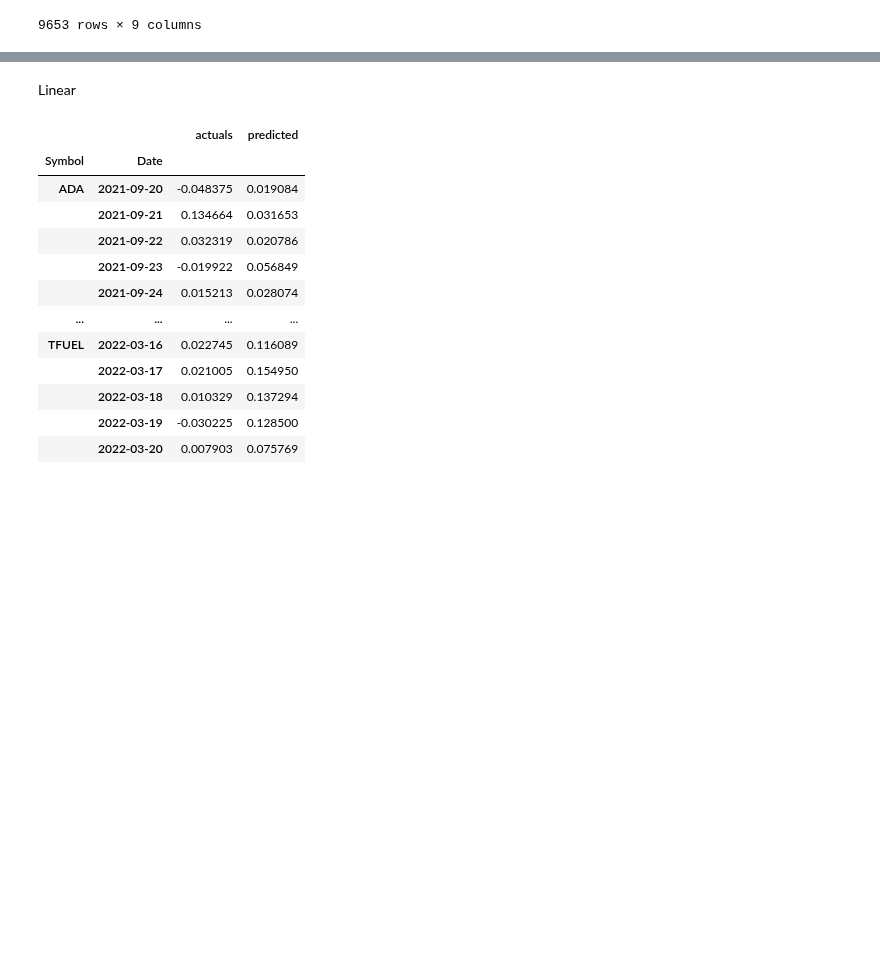
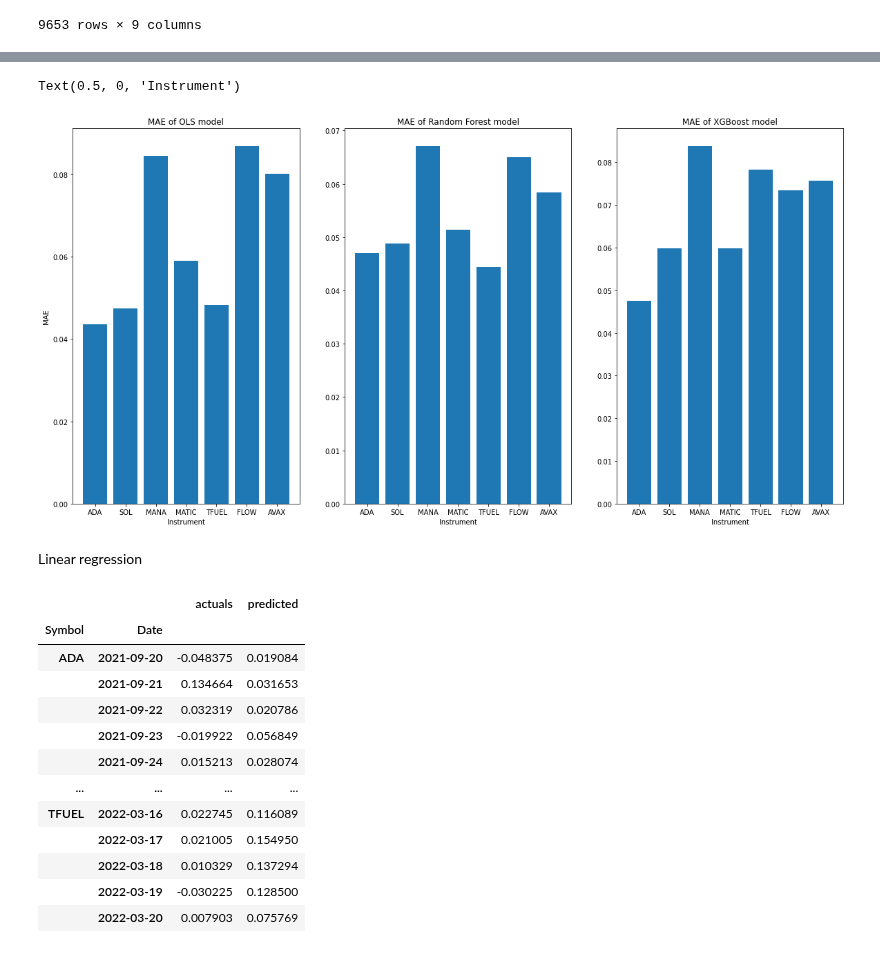
Before and after one commit to amicha02/ape_mining, a Jupyter notebook: notebooks/5.0-mw-Combine_Models_Predictions.ipynb, the cells around one changed output, grey strips where cells are left out. Cells and saved outputs as stored; diff of their text form; code cells hidden in the pictures; blank space fills up the shorter version.

```diff
--- a/notebooks/5.0-mw-Combine_Models_Predictions.ipynb
+++ b/notebooks/5.0-mw-Combine_Models_Predictions.ipynb
@@ -614,5 +640,25 @@ Wall time: 4.86 s
+# %%
+fig, ax = plt.subplots(1,3, figsize=(20,10))
+
+ax[0].set_title("MAE of OLS model")
+ax[0].bar(symbols, mae_dict['ols'])
+ax[0].set_ylabel("MAE")
+ax[0].set_xlabel("Instrument")
+
+ax[1].set_title("MAE of Random Forest model")
+ax[1].bar(symbols, mae_dict['rf'])
+ax[1].ylabel = "MAE"
+ax[1].set_xlabel("Instrument")
+
+ax[2].set_title("MAE of XGBoost model")
+ax[2].bar(symbols, mae_dict['xgb'])
+ax[2].ylabel = "MAE"
+ax[2].set_xlabel("Instrument")
+# %% [output]
+Text(0.5, 0, 'Instrument')
+[figure, added]
 # %% [markdown]
-Linear
+Linear regression
 # %%
 predicted_array = np.concatenate([results_dict[symbol]['ols'][0] for symbol in symbols])
 # %%
```
Also changed, not shown: parts of 6 cells of this notebook.
